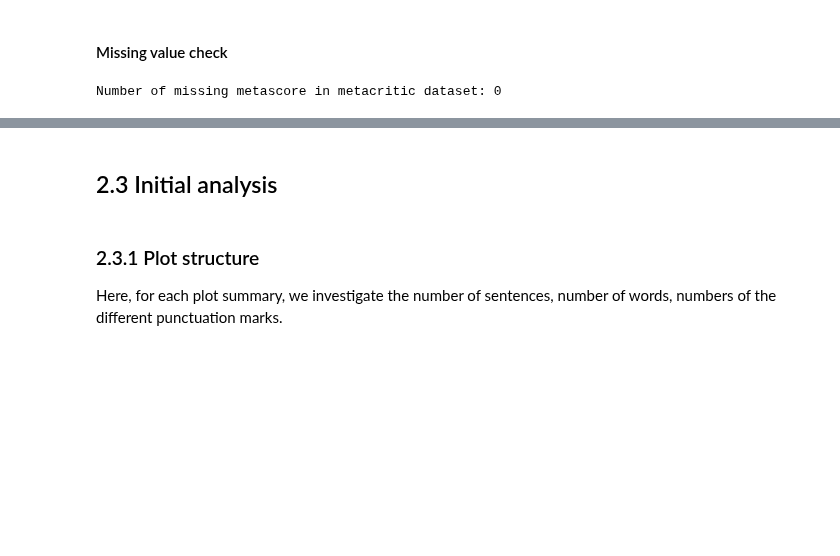
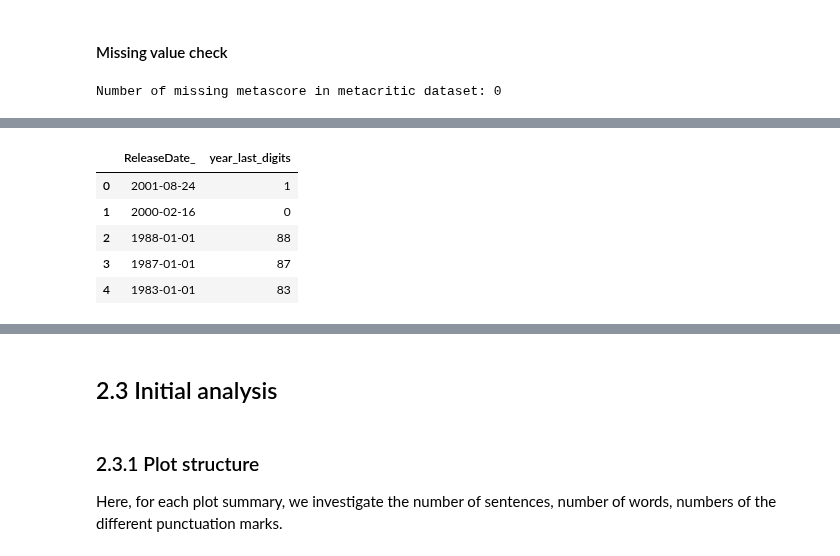
Before and after one commit to salome-baup/ada-2022-project-adaccord, a Jupyter notebook: Milestone2.ipynb, the cells around one changed output, grey strips where cells are left out. Drawn from its saved outputs; the diff is of its cells as text; code cells hidden in the pictures; blank space fills up the shorter version.

```diff
--- a/Milestone2.ipynb
+++ b/Milestone2.ipynb
@@ -755,0 +740,12 @@ AttributeError: 'str' object has no attribute 'strptime'
+# %%
+#Get the two last digits of the year in movies dataset
+movies['ReleaseDate_'] = pd.to_datetime(movies['ReleaseDate'], format="%Y-%m-%d", errors="coerce").fillna(pd.to_datetime(movies['ReleaseDate'], format="%Y", errors="coerce"))
+movies['year_last_digits'] = movies['ReleaseDate_'].apply( lambda x: int(str(x.year)[2:4]) if ( pd.notnull(x) ) else x)
+movies[['ReleaseDate_','year_last_digits']].head()
+# %% [output]
+|  | ReleaseDate_ | year_last_digits |
+| 0 | 2001-08-24 | 1 |
+| 1 | 2000-02-16 | 0 |
+| 2 | 1988-01-01 | 88 |
+| 3 | 1987-01-01 | 87 |
+| 4 | 1983-01-01 | 83 |
```
Also changed, not shown: parts of 44 cells of this notebook.
